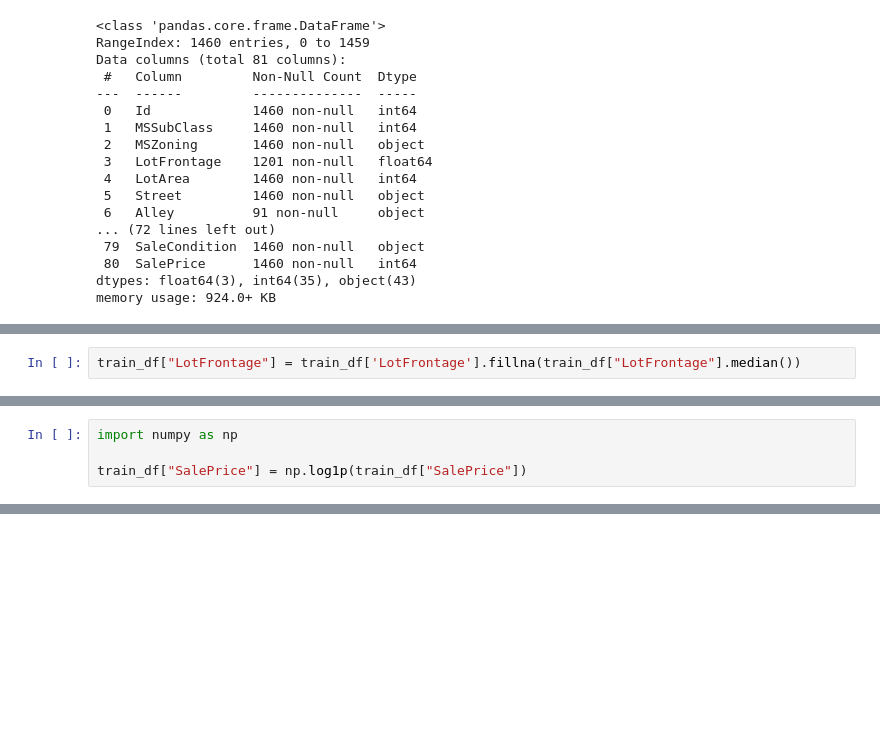
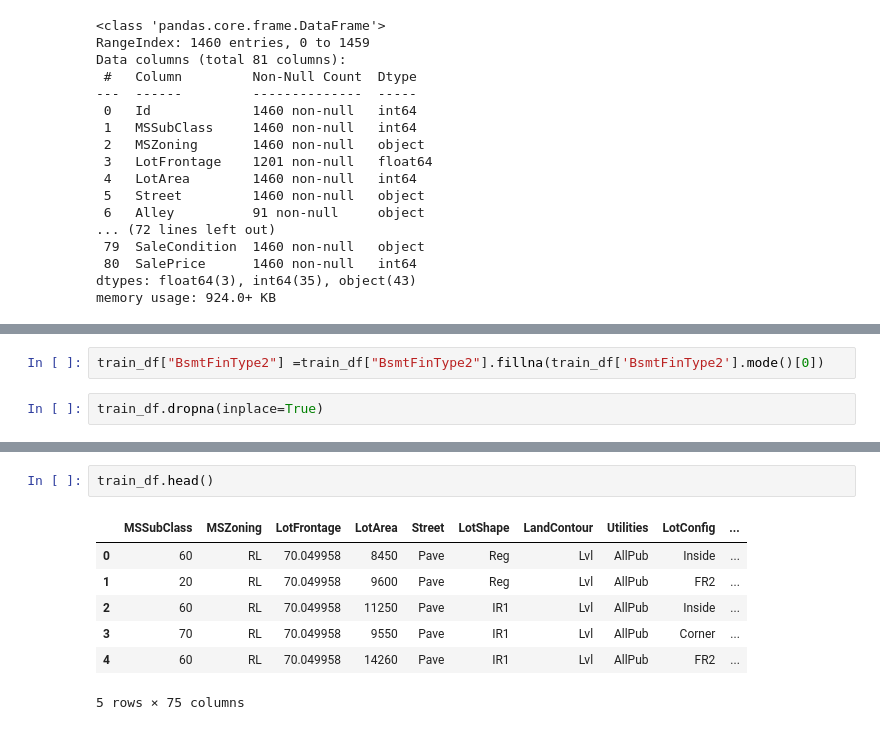
Before and after one commit to Kunalthakur01/House-prices, a Jupyter notebook: house-price.ipynb, the cells around one changed output, grey strips where cells are left out. Cells and saved outputs as stored; diff of their text form; blank space fills up the shorter version.

Commit message:
Kaggle Notebook | house price | Version 6

```diff
--- a/house-price.ipynb
+++ b/house-price.ipynb
@@ -67 +156,5 @@ train_df.shape
+# %%
+train_df["BsmtFinType2"] =train_df["BsmtFinType2"].fillna(train_df['BsmtFinType2'].mode()[0])
+# %%
+train_df.dropna(inplace=True)
 # %%
@@ -80,2 +163,0 @@ train_df.describe()
-# %%
-train_df["LotFrontage"] = train_df['LotFrontage'].fillna(train_df["LotFrontage"].median())
@@ -88,4 +163,0 @@ sns.histplot(train_df["SalePrice"], kde=True)
-# %%
-import numpy as np
-
-train_df["SalePrice"] = np.log1p(train_df["SalePrice"])
@@ -171,0 +164,10 @@ sns.boxplot(
+# %%
+train_df.head()
+# %% [output]
+|  | MSSubClass | MSZoning | LotFrontage | LotArea | Street | LotShape | LandContour | Utilities | LotConfig | ... |
+| 0 | 60 | RL | 70.049958 | 8450 | Pave | Reg | Lvl | AllPub | Inside | ... |
+| 1 | 20 | RL | 70.049958 | 9600 | Pave | Reg | Lvl | AllPub | FR2 | ... |
+| 2 | 60 | RL | 70.049958 | 11250 | Pave | IR1 | Lvl | AllPub | Inside | ... |
+| 3 | 70 | RL | 70.049958 | 9550 | Pave | IR1 | Lvl | AllPub | Corner | ... |
+| 4 | 60 | RL | 70.049958 | 14260 | Pave | IR1 | Lvl | AllPub | FR2 | ... |
+5 rows × 75 columns
```
Also changed, not shown: parts of 29 cells of this notebook.
